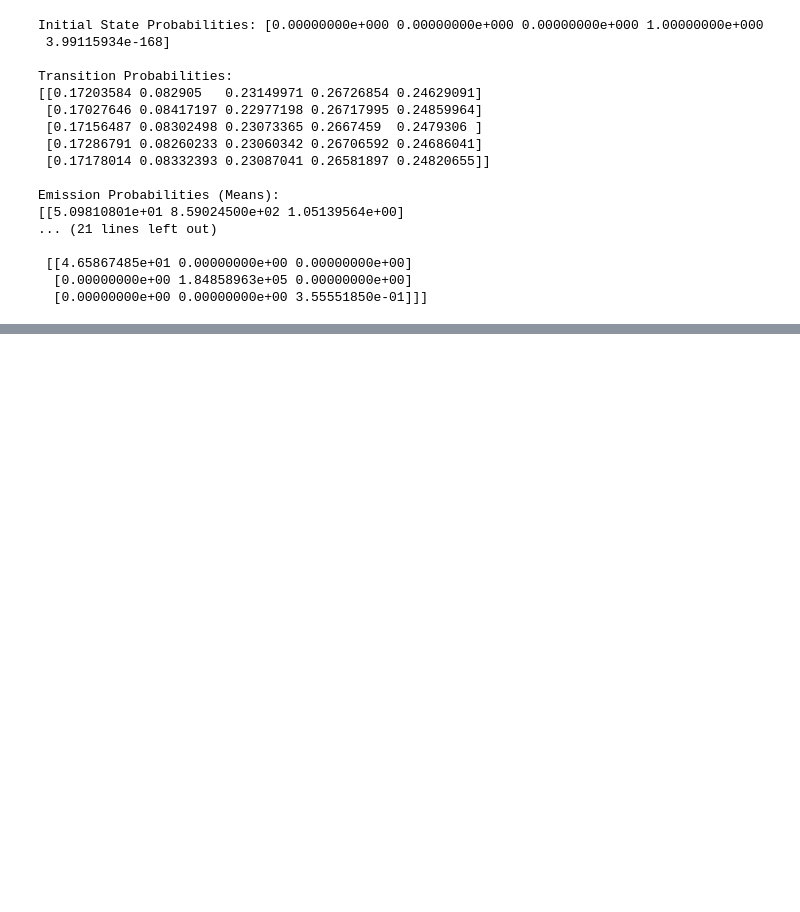
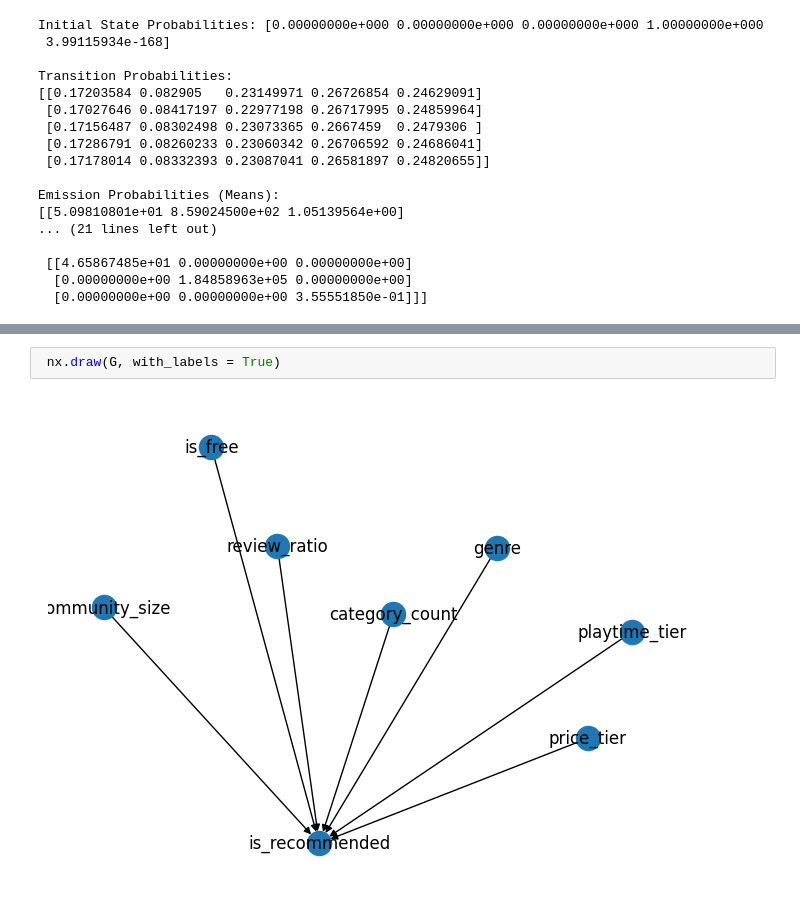
Before and after one commit to derricknguyen12/cse150a_project, a Jupyter notebook: proj.ipynb, the cells around one changed output, grey strips where cells are left out. Drawn from its saved outputs; the diff is of its cells as text; blank space fills up the shorter version.

```diff
--- a/proj.ipynb
+++ b/proj.ipynb
@@ -643,0 +916,4 @@ Emission Probabilities (Means):
+# %%
+ nx.draw(G, with_labels = True)
+# %% [output]
+[figure, added]
```
Also changed, not shown: parts of 14 cells of this notebook, 2 other files.
